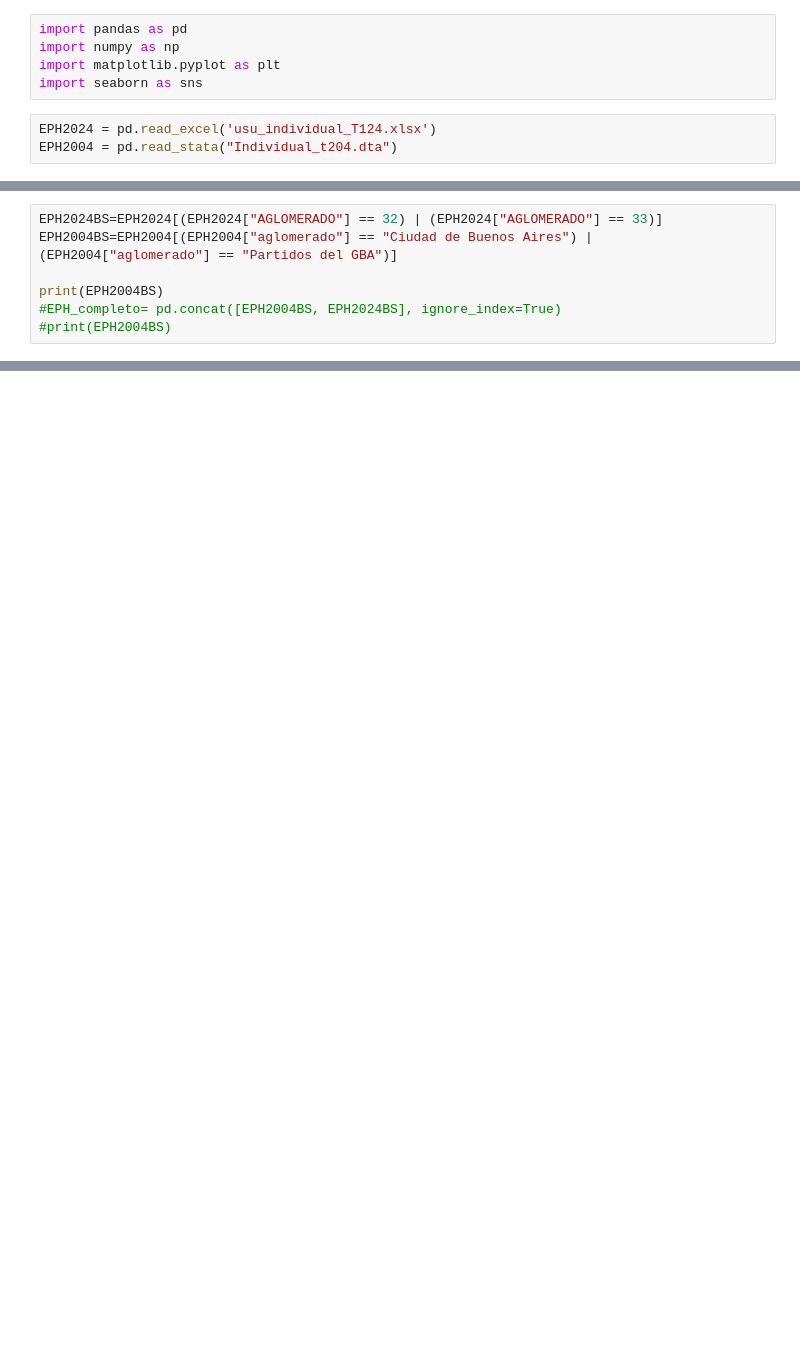
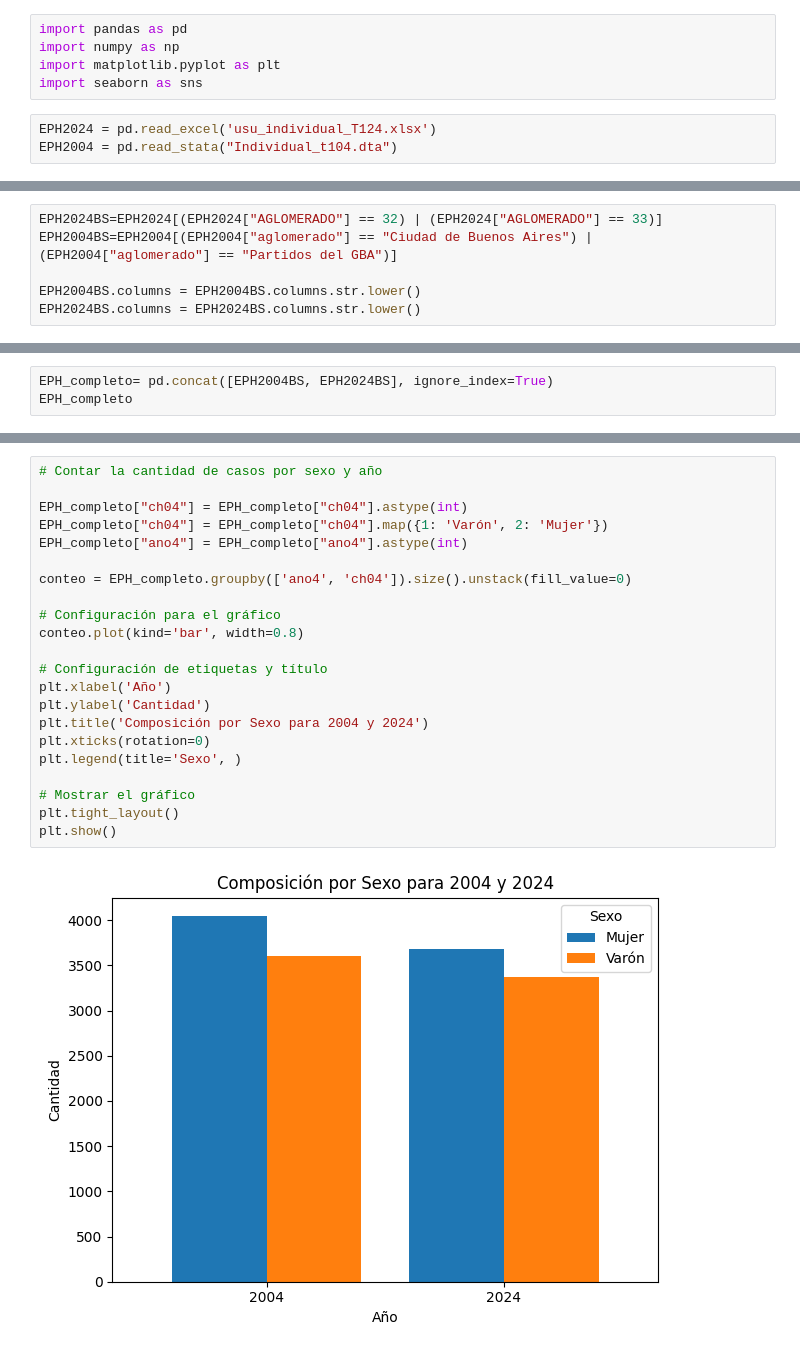
Before and after one commit to GabrielDiaz303/CC408--T1-2-, a Jupyter notebook: TP3 - Codigo.ipynb, the cells around one changed output, grey strips where cells are left out. Saved outputs shown, nothing was run; the diff lists cells and outputs as text; blank space fills up the shorter version.

```diff
--- a/TP3 - Codigo.ipynb
+++ b/TP3 - Codigo.ipynb
@@ -7,4 +7,4 @@ import matplotlib.pyplot as plt
 import seaborn as sns
 # %%
 EPH2024 = pd.read_excel('usu_individual_T124.xlsx')
-EPH2004 = pd.read_stata("Individual_t204.dta")
+EPH2004 = pd.read_stata("Individual_t104.dta")
@@ -12,6 +14,5 @@ EPH2004 = pd.read_stata("Individual_t204.dta")
 EPH2024BS=EPH2024[(EPH2024["AGLOMERADO"] == 32) | (EPH2024["AGLOMERADO"] == 33)]
 EPH2004BS=EPH2004[(EPH2004["aglomerado"] == "Ciudad de Buenos Aires") | (EPH2004["aglomerado"] == "Partidos del GBA")]
 
-print(EPH2004BS)
-#EPH_completo= pd.concat([EPH2004BS, EPH2024BS], ignore_index=True)
-#print(EPH2004BS)
+EPH2004BS.columns = EPH2004BS.columns.str.lower()
+EPH2024BS.columns = EPH2024BS.columns.str.lower()
@@ -55,0 +184,3 @@ print(EPH_completo)
+# %%
+EPH_completo= pd.concat([EPH2004BS, EPH2024BS], ignore_index=True)
+EPH_completo
@@ -55,0 +205,24 @@ print(EPH_completo)
+# %%
+# Contar la cantidad de casos por sexo y año
+
+EPH_completo["ch04"] = EPH_completo["ch04"].astype(int)
+EPH_completo["ch04"] = EPH_completo["ch04"].map({1: 'Varón', 2: 'Mujer'})
+EPH_completo["ano4"] = EPH_completo["ano4"].astype(int)
+
+conteo = EPH_completo.groupby(['ano4', 'ch04']).size().unstack(fill_value=0)
+
+# Configuración para el gráfico
+conteo.plot(kind='bar', width=0.8)
+
+# Configuración de etiquetas y título
+plt.xlabel('Año')
+plt.ylabel('Cantidad')
+plt.title('Composición por Sexo para 2004 y 2024')
+plt.xticks(rotation=0)
+plt.legend(title='Sexo', )
+
+# Mostrar el gráfico
+plt.tight_layout()
+plt.show()
+# %% [output]
+[figure, added]
```
Also changed, not shown: parts of 14 cells of this notebook, 1 other file.
